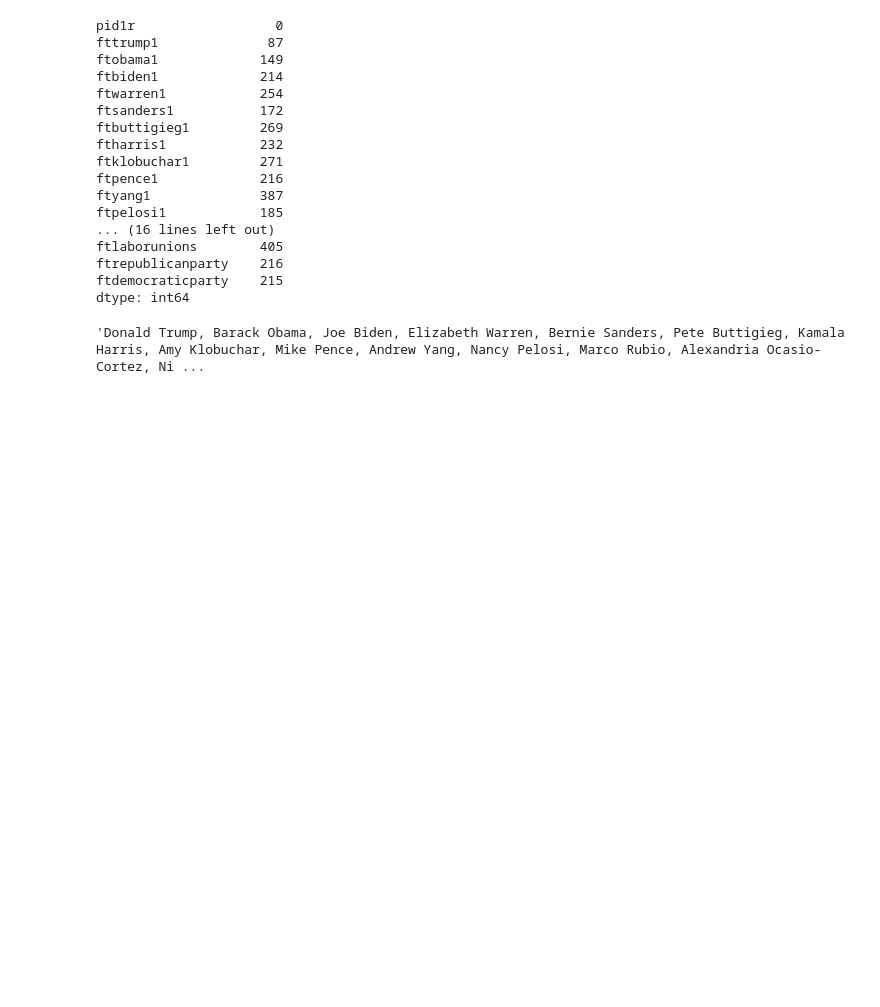
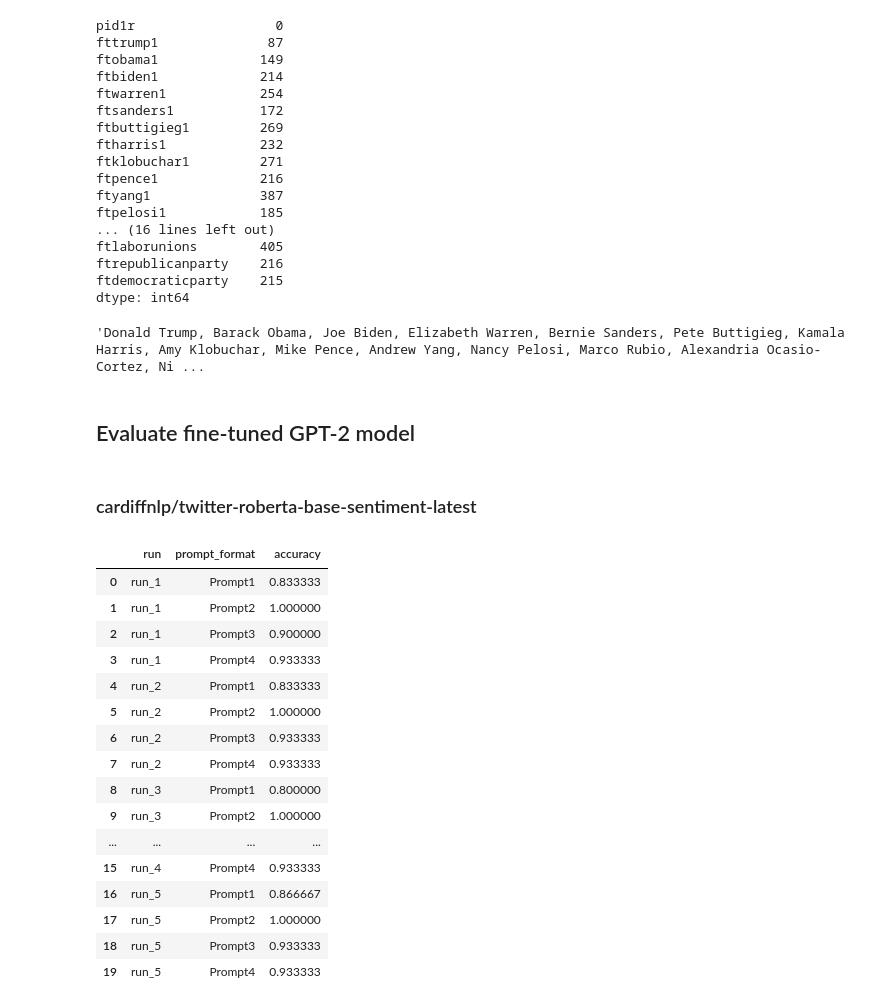
Before and after one commit to hjian42/CommunityLM, a Jupyter notebook: inference/anes2020_pilot.ipynb, the cells around one changed output. Drawn from its saved outputs; the diff is of its cells as text; code cells hidden in the pictures; blank space fills up the shorter version.

```diff
--- a/inference/anes2020_pilot.ipynb
+++ b/inference/anes2020_pilot.ipynb
@@ -285,3 +285,50 @@ df = pd.read_csv("anes2020_pilot_prompt_probing.csv")
 ", ".join(df.Prompt1.values)
 # %% [output]
 'Donald Trump, Barack Obama, Joe Biden, Elizabeth Warren, Bernie Sanders, Pete Buttigieg, Kamala Harris, Amy Klobuchar, Mike Pence, Andrew Yang, Nancy Pelosi, Marco Rubio, Alexandria Ocasio-Cortez, Ni ...
+# %% [markdown]
+## Evaluate fine-tuned GPT-2 model
+# %%
+from sklearn.metrics import accuracy_score
+
+def compute_scores(df_anes, df_dem, df_repub):
+    df_list = []
+    df_repub['prediction'] = (df_repub['group_sentiment'] > df_dem['group_sentiment'])
+
+    gold_labels = df_anes.is_repub_leading.astype(int).values
+
+    rows = []
+    for run in range(1, 6):
+        run = "run_{}".format(run)
+        for prompt_format in range(1, 5):
+            prompt_format = "Prompt{}".format(prompt_format)
+            df_ = df_repub[(df_repub.run == run) & (df_repub.prompt_format == prompt_format)]
+            pred_labels = df_.prediction.astype(int).values
+            acc = accuracy_score(gold_labels, pred_labels)
+            rows.append([run, prompt_format, acc])
+    df_scores = pd.DataFrame(rows, columns=["run", "prompt_format", "accuracy"])
+    return df_scores
+# %% [markdown]
+### cardiffnlp/twitter-roberta-base-sentiment-latest
+# %%
+df_dem = pd.read_csv("../output/pretrained_gpt2_2019_dem/group_stance_predictions.csv")
+df_repub = pd.read_csv("../output/pretrained_gpt2_2019_repub/group_stance_predictions.csv")
+df_scores = compute_scores(df, df_dem, df_repub)
+df_scores
+# %% [output]
+|  | run | prompt_format | accuracy |
+| 0 | run_1 | Prompt1 | 0.833333 |
+| 1 | run_1 | Prompt2 | 1.000000 |
+| 2 | run_1 | Prompt3 | 0.900000 |
+| 3 | run_1 | Prompt4 | 0.933333 |
+| 4 | run_2 | Prompt1 | 0.833333 |
+| 5 | run_2 | Prompt2 | 1.000000 |
+| 6 | run_2 | Prompt3 | 0.933333 |
+| 7 | run_2 | Prompt4 | 0.933333 |
+| 8 | run_3 | Prompt1 | 0.800000 |
+| 9 | run_3 | Prompt2 | 1.000000 |
+| ... | ... | ... | ... |
+| 15 | run_4 | Prompt4 | 0.933333 |
+| 16 | run_5 | Prompt1 | 0.866667 |
+| 17 | run_5 | Prompt2 | 1.000000 |
+| 18 | run_5 | Prompt3 | 0.933333 |
+| 19 | run_5 | Prompt4 | 0.933333 |
```
Also changed, not shown: parts of 8 cells of this notebook, 1 other file.
